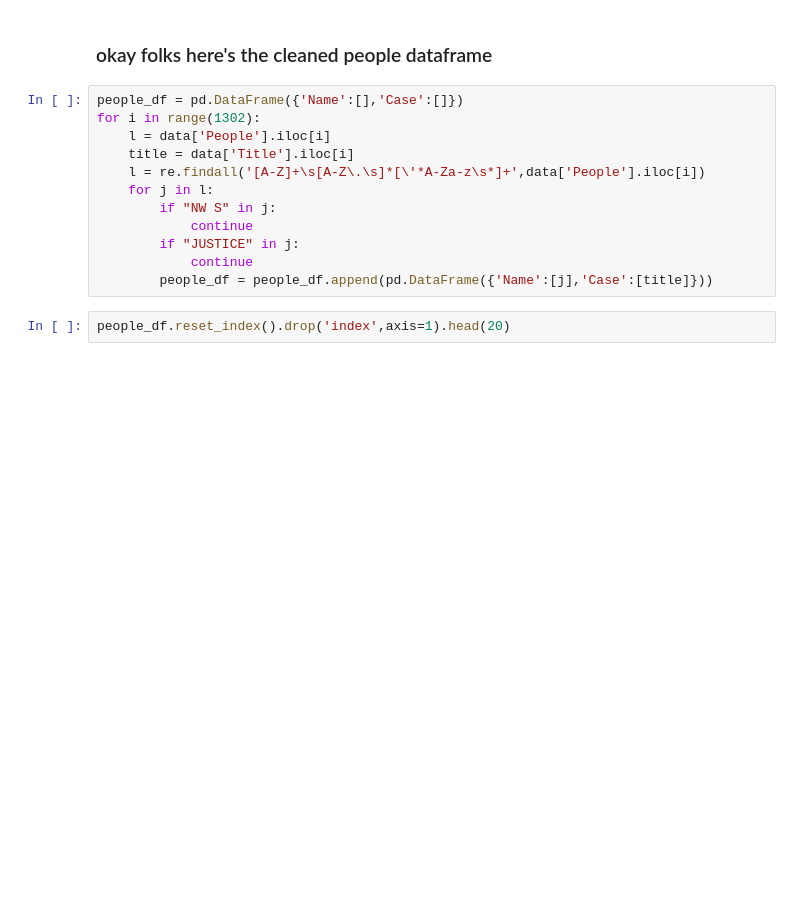
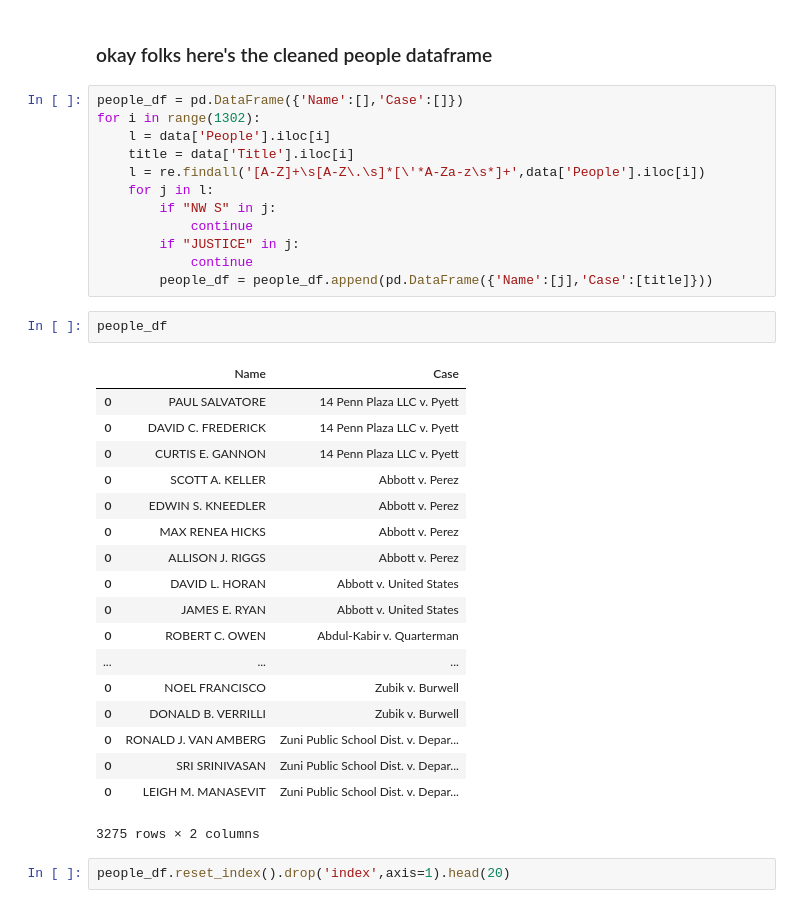
Before and after one commit to pratibha99/supreme-court-transcripts, a Jupyter notebook: Dataframes.ipynb, the cells around one changed output. Saved outputs shown, nothing was run; the diff lists cells and outputs as text; blank space fills up the shorter version.

```diff
--- a/Dataframes.ipynb
+++ b/Dataframes.ipynb
@@ -211,6 +211,27 @@ for i in range(1302):
         if "JUSTICE" in j:
             continue
         people_df = people_df.append(pd.DataFrame({'Name':[j],'Case':[title]}))
+# %%
+people_df
+# %% [output]
+|  | Name | Case |
+| 0 | PAUL SALVATORE | 14 Penn Plaza LLC v. Pyett |
+| 0 | DAVID C. FREDERICK | 14 Penn Plaza LLC v. Pyett |
+| 0 | CURTIS E. GANNON | 14 Penn Plaza LLC v. Pyett |
+| 0 | SCOTT A. KELLER | Abbott v. Perez |
+| 0 | EDWIN S. KNEEDLER | Abbott v. Perez |
+| 0 | MAX RENEA HICKS | Abbott v. Perez |
+| 0 | ALLISON J. RIGGS | Abbott v. Perez |
+| 0 | DAVID L. HORAN | Abbott v. United States |
+| 0 | JAMES E. RYAN | Abbott v. United States |
+| 0 | ROBERT C. OWEN | Abdul-Kabir v. Quarterman |
+| ... | ... | ... |
+| 0 | NOEL FRANCISCO | Zubik v. Burwell |
+| 0 | DONALD B. VERRILLI | Zubik v. Burwell |
+| 0 | RONALD J. VAN AMBERG | Zuni Public School Dist. v. Depar... |
+| 0 | SRI SRINIVASAN | Zuni Public School Dist. v. Depar... |
+| 0 | LEIGH M. MANASEVIT | Zuni Public School Dist. v. Depar... |
+3275 rows × 2 columns
 # %%
 people_df.reset_index().drop('index',axis=1).head(20)
 # %% [output]
```
Also changed, not shown: 5 other files.
